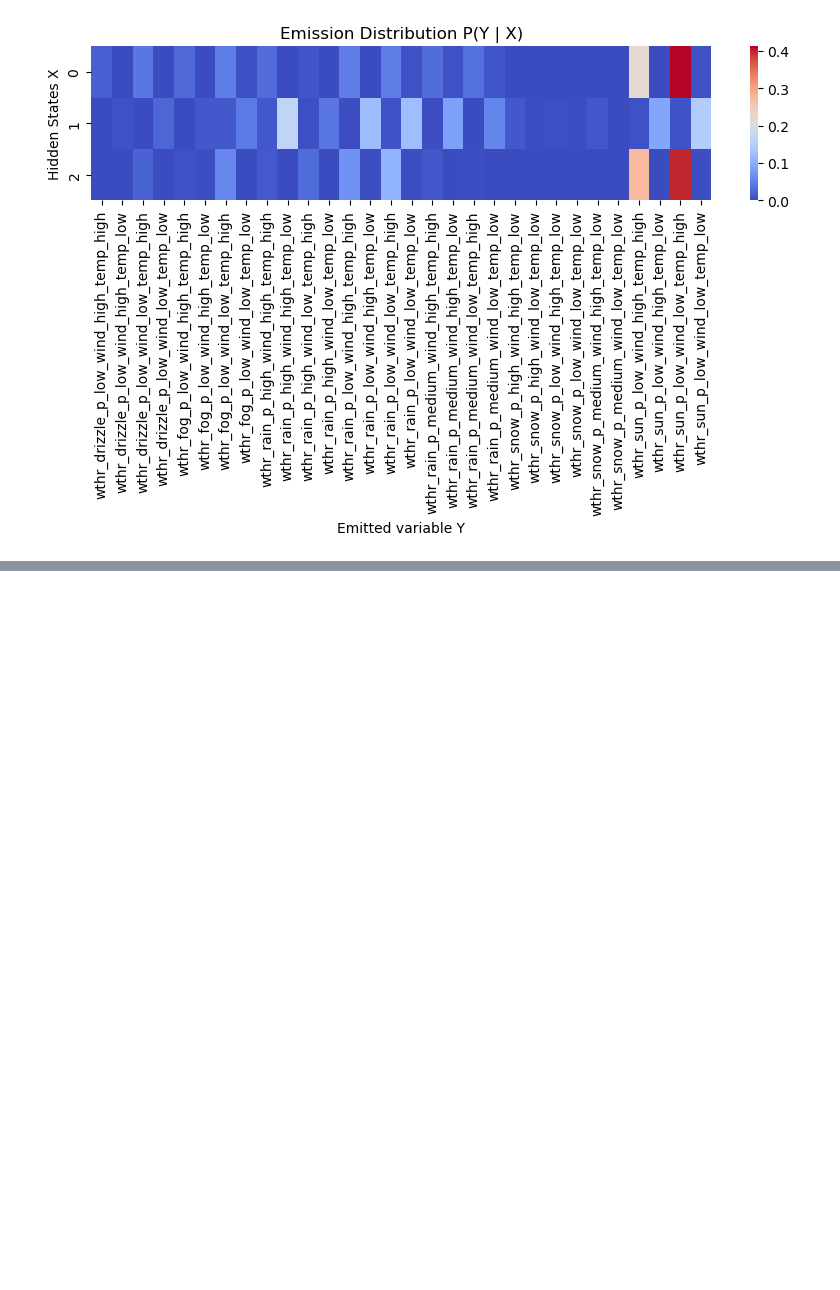
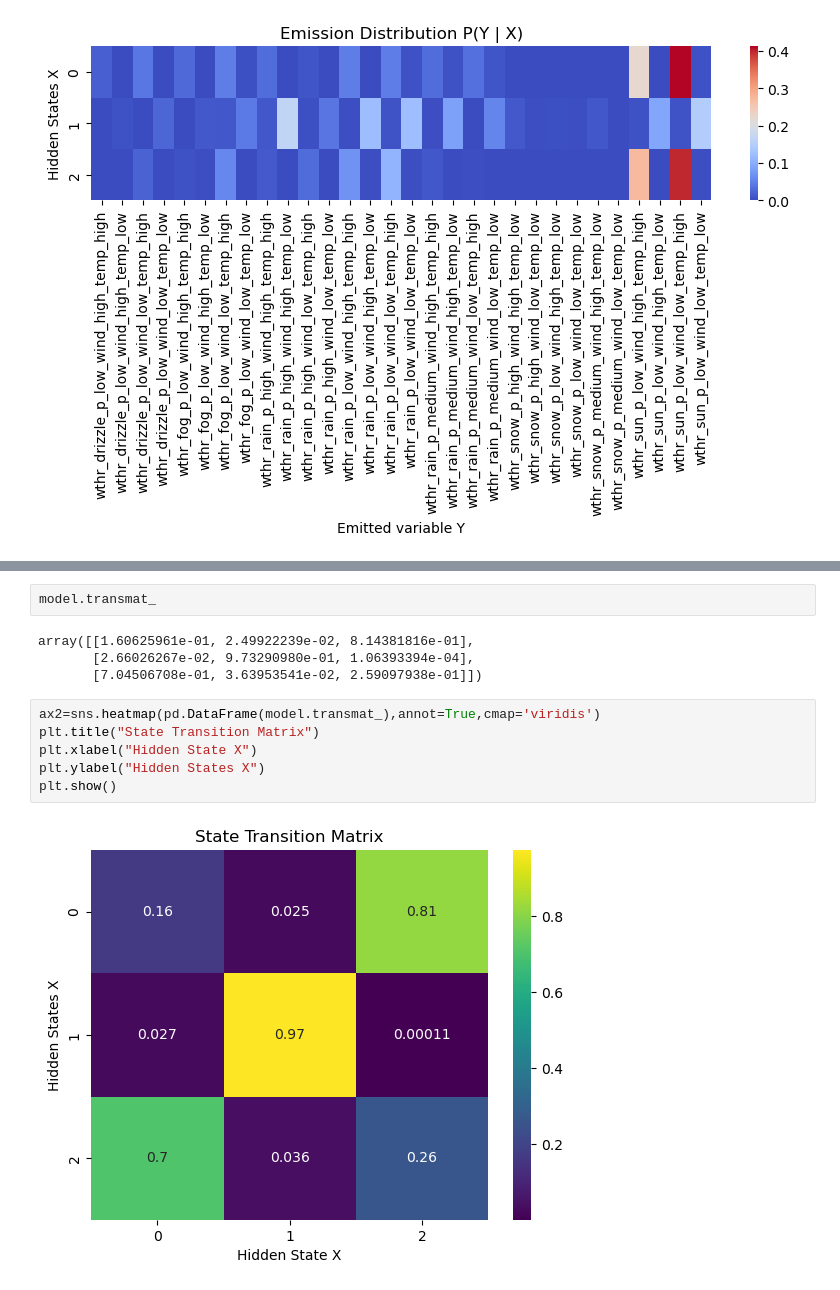
Before and after one commit to sarangkulkarni-math/Hidden-Markov-Models, a Jupyter notebook: HMM_first_project.ipynb, the cells around one changed output, grey strips where cells are left out. Saved outputs shown, nothing was run; the diff lists cells and outputs as text; blank space fills up the shorter version.

Commit message:
initial distribution and state transition matrix added

```diff
--- a/HMM_first_project.ipynb
+++ b/HMM_first_project.ipynb
@@ -320,0 +347,14 @@ plt.show()
+# %%
+model.transmat_
+# %% [output]
+array([[1.60625961e-01, 2.49922239e-02, 8.14381816e-01],
+       [2.66026267e-02, 9.73290980e-01, 1.06393394e-04],
+       [7.04506708e-01, 3.63953541e-02, 2.59097938e-01]])
+# %%
+ax2=sns.heatmap(pd.DataFrame(model.transmat_),annot=True,cmap='viridis')
+plt.title("State Transition Matrix")
+plt.xlabel("Hidden State X")
+plt.ylabel("Hidden States X")
+plt.show()
+# %% [output]
+[figure, added]
```
Also changed, not shown: parts of 5 cells of this notebook.
